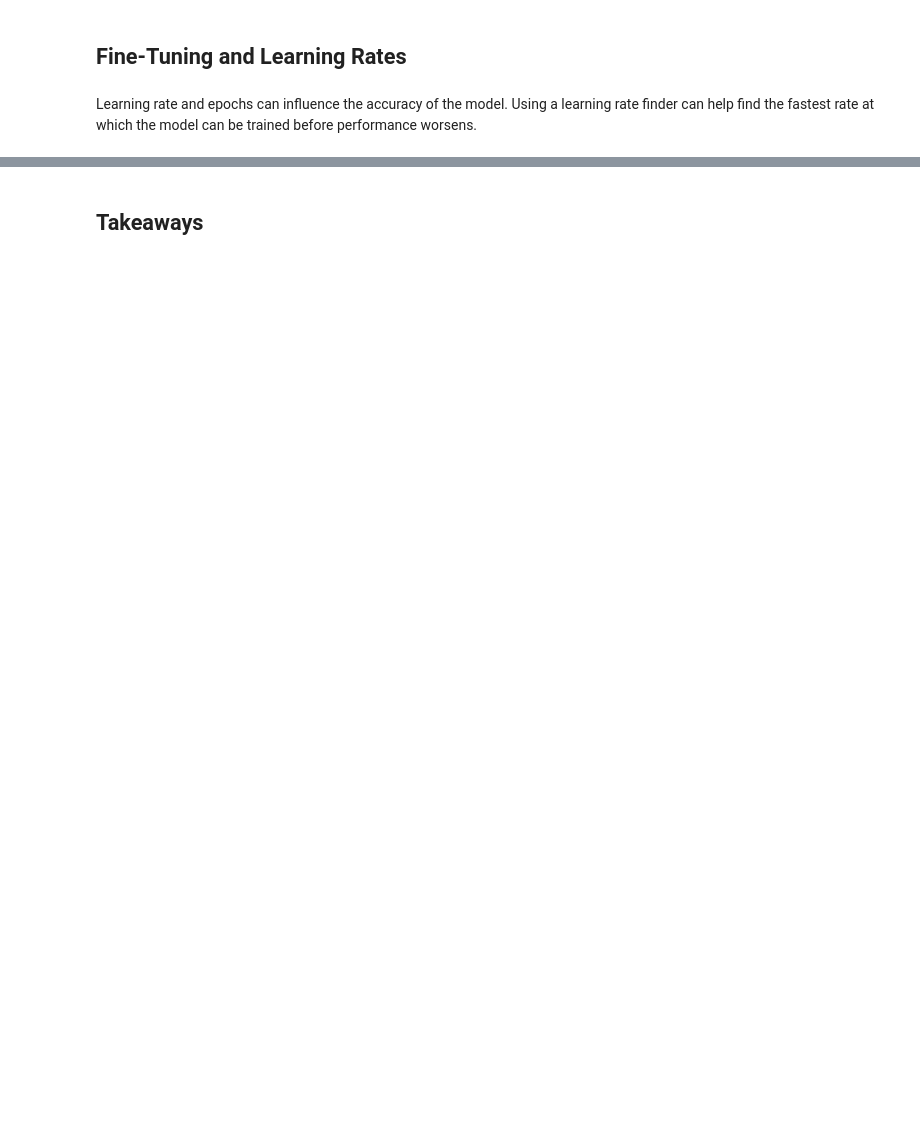
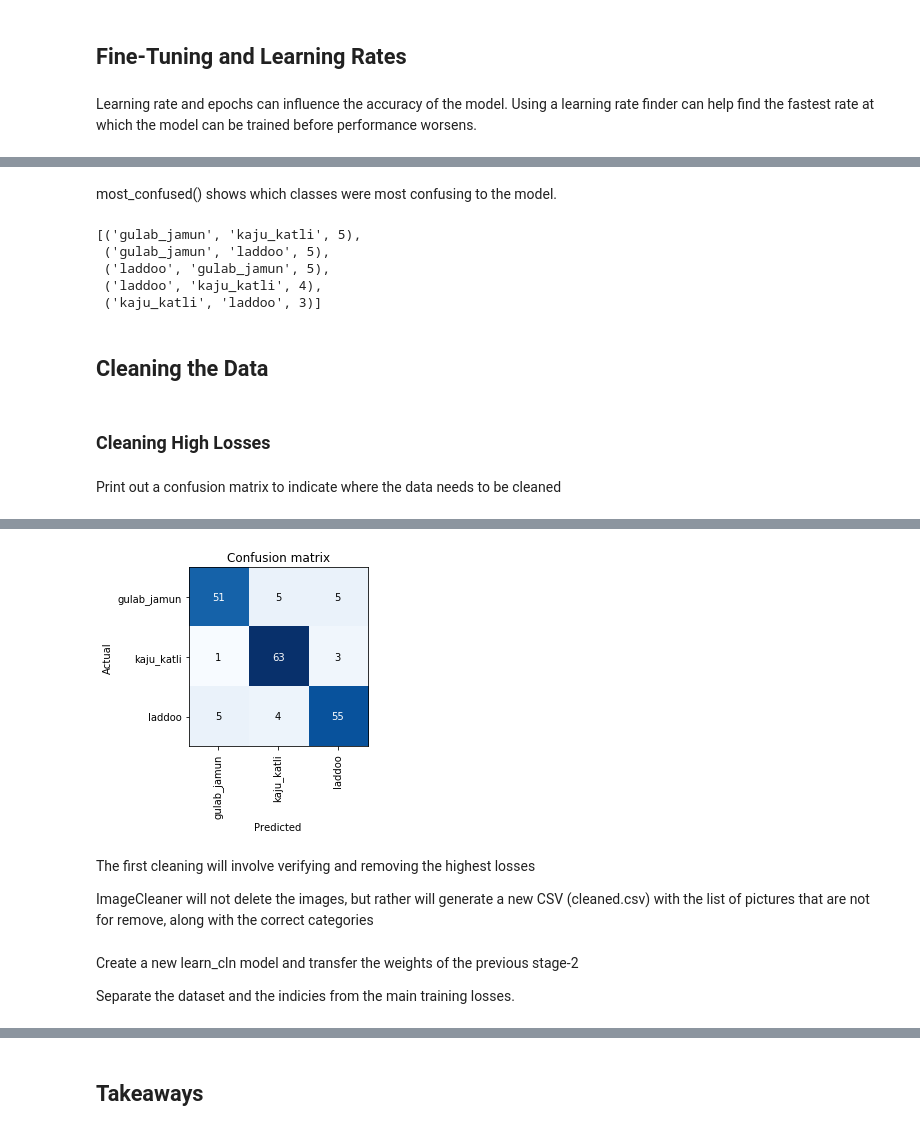
Before and after one commit to dvasavda/ai-image-classifier, a Jupyter notebook: 1-image-classification-mithai.ipynb, the cells around one changed output, grey strips where cells are left out. Cells and saved outputs as stored; diff of their text form; code cells hidden in the pictures; blank space fills up the shorter version.

```diff
--- a/1-image-classification-mithai.ipynb
+++ b/1-image-classification-mithai.ipynb
@@ -148,0 +153,21 @@ learn.fit_one_cycle(2, max_lr=slice(3e-5,3e-3))
+# %% [markdown]
+most_confused() shows which classes were most confusing to the model.
+# %%
+interp.most_confused(min_val=2)
+# %% [output]
+[('gulab_jamun', 'kaju_katli', 5),
+ ('gulab_jamun', 'laddoo', 5),
+ ('laddoo', 'gulab_jamun', 5),
+ ('laddoo', 'kaju_katli', 4),
+ ('kaju_katli', 'laddoo', 3)]
+# %% [markdown]
+## Cleaning the Data
+# %% [markdown]
+### Cleaning High Losses
+# %% [markdown]
+Print out a confusion matrix to indicate where the data needs to be cleaned
+# %%
+learn.load('stage-2');
+interp = ClassificationInterpretation.from_learner(learn)
+interp.plot_confusion_matrix()
+# %% [output]
@@ -148,0 +175,5 @@ learn.fit_one_cycle(2, max_lr=slice(3e-5,3e-3))
+[figure, added]
+# %% [markdown]
+The first cleaning will involve verifying and removing the highest losses
+
+ImageCleaner will not delete the images, but rather will generate a new CSV (cleaned.csv) with the list of pictures that are not for remove, along with the correct categories
@@ -148,0 +189,4 @@ learn.fit_one_cycle(2, max_lr=slice(3e-5,3e-3))
+# %% [markdown]
+Create a new learn_cln model and transfer the weights of the previous stage-2
+
+Separate the dataset and the indicies from the main training losses.
```
Also changed, not shown: parts of 37 cells of this notebook.
